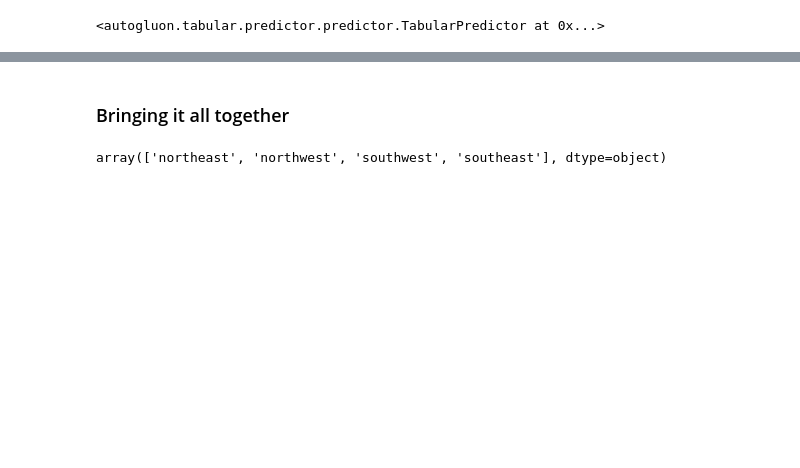
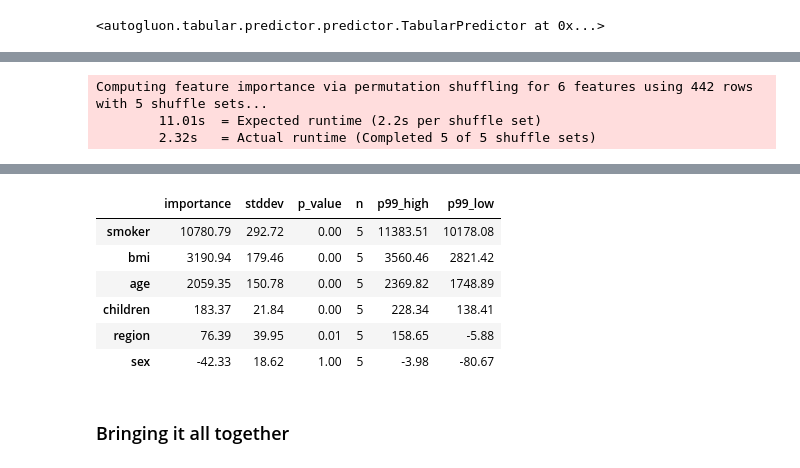
Before and after one commit to djoguns/insurance_premium_prediction, a Jupyter notebook: experimentation.ipynb, the cells around one changed output, grey strips where cells are left out. Saved outputs shown, nothing was run; the diff lists cells and outputs as text; code cells hidden in the pictures; blank space fills up the shorter version.

```diff
--- a/experimentation.ipynb
+++ b/experimentation.ipynb
@@ -310,0 +336,8 @@ save_model_predictor.leaderboard(test_data, silent=True)
+# %%
+%%time
+
+save_model_predictor.feature_importance(test_data)
+# %% [output]
+Computing feature importance via permutation shuffling for 6 features using 442 rows with 5 shuffle sets...
+        11.01s  = Expected runtime (2.2s per shuffle set)
+        2.32s   = Actual runtime (Completed 5 of 5 shuffle sets)
@@ -311,11 +346,14 @@ save_model_predictor.leaderboard(test_data, silent=True)
+|  | importance | stddev | p_value | n | p99_high | p99_low |
+| smoker | 10780.79 | 292.72 | 0.00 | 5 | 11383.51 | 10178.08 |
+| bmi | 3190.94 | 179.46 | 0.00 | 5 | 3560.46 | 2821.42 |
+| age | 2059.35 | 150.78 | 0.00 | 5 | 2369.82 | 1748.89 |
+| children | 183.37 | 21.84 | 0.00 | 5 | 228.34 | 138.41 |
+| region | 76.39 | 39.95 | 0.01 | 5 | 158.65 | -5.88 |
+| sex | -42.33 | 18.62 | 1.00 | 5 | -3.98 | -80.67 |
 # %% [markdown]
 ### Bringing it all together
 # %%
 test_data["predicted_charges"] = y_pred
-# %%
-test_data["region"].unique()
-# %% [output]
-array(['northeast', 'northwest', 'southwest', 'southeast'], dtype=object)
 # %%
 test_data.head()
 # %% [output]
```
Also changed, not shown: parts of 43 cells of this notebook, 37 other files.
